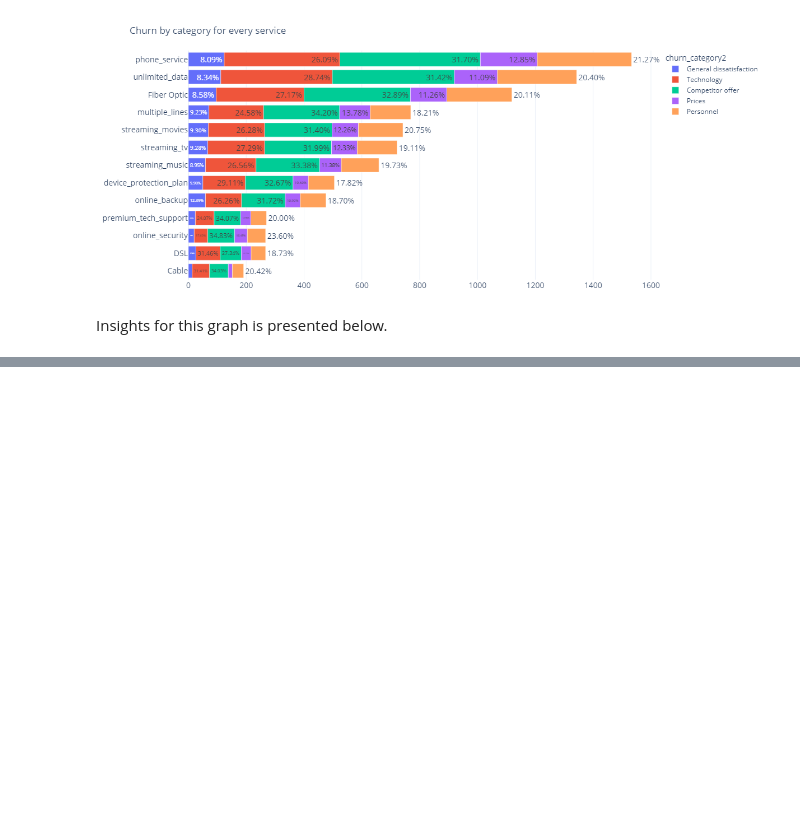
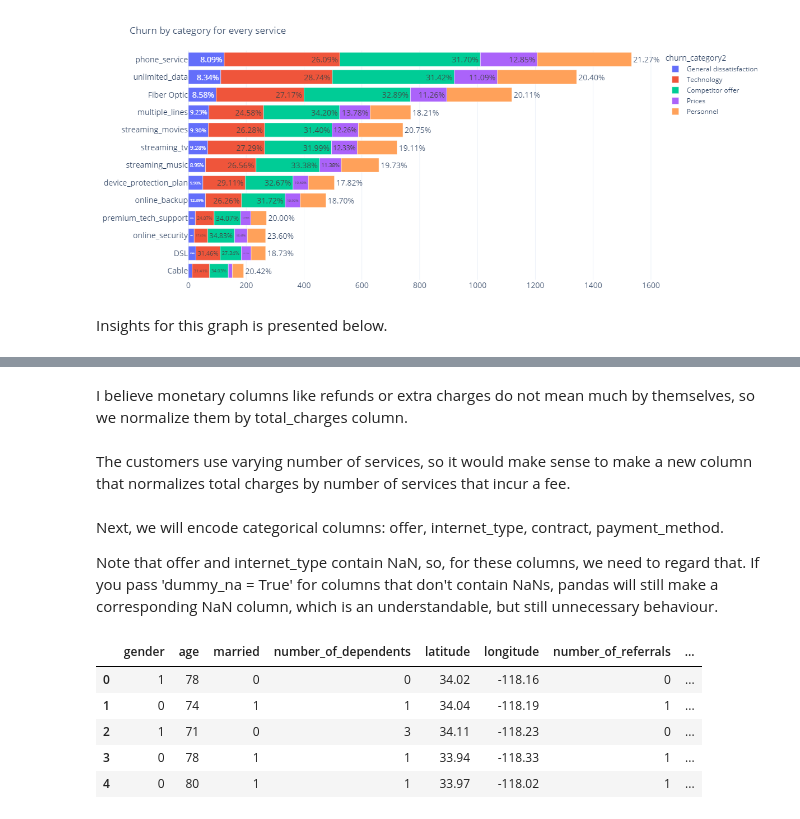
Before and after one commit to stsibikov/Telco_customer_churn, a Jupyter notebook: EDA/EDA.ipynb, the cells around one changed output, grey strips where cells are left out. Drawn from its saved outputs; the diff is of its cells as text; code cells hidden in the pictures; blank space fills up the shorter version.

```diff
--- a/EDA/EDA.ipynb
+++ b/EDA/EDA.ipynb
@@ -471,0 +480,2 @@ revenue / charges, specific charge / all charges, number of services / all charg
+# %%
+df = df.drop('internet_service', axis=1)
@@ -471,0 +486,2 @@ revenue / charges, specific charge / all charges, number of services / all charg
+# %%
+df = df.drop(['avg_monthly_long_distance_charges', 'monthly_charge'], axis=1)
@@ -471,0 +490,4 @@ revenue / charges, specific charge / all charges, number of services / all charg
+# %%
+df = df.drop('total_revenue', axis=1)
+# %% [markdown]
+I believe monetary columns like refunds or extra charges do not mean much by themselves, so we normalize them by total_charges column.
@@ -471,0 +499,2 @@ revenue / charges, specific charge / all charges, number of services / all charg
+# %% [markdown]
+The customers use varying number of services, so it would make sense to make a new column that normalizes total charges by number of services that incur a fee.
@@ -471,0 +511,15 @@ revenue / charges, specific charge / all charges, number of services / all charg
+# %% [markdown]
+Next, we will encode categorical columns: offer, internet_type, contract, payment_method.
+
+Note that offer and internet_type contain NaN, so, for these columns, we need to regard that. If you pass 'dummy_na = True' for columns that don't contain NaNs, pandas will still make a corresponding NaN column, which is an understandable, but still unnecessary behaviour.
+# %%
+df = pd.get_dummies(df, columns=['contract', 'payment_method'], drop_first=True, dtype='int')
+df = pd.get_dummies(df, columns=['offer', 'internet_type'], dummy_na = True, drop_first=True, dtype='int')
+df.head()
+# %% [output]
+|  | gender | age | married | number_of_dependents | latitude | longitude | number_of_referrals | ... |
+| 0 | 1 | 78 | 0 | 0 | 34.02 | -118.16 | 0 | ... |
+| 1 | 0 | 74 | 1 | 1 | 34.04 | -118.19 | 1 | ... |
+| 2 | 1 | 71 | 0 | 3 | 34.11 | -118.23 | 0 | ... |
+| 3 | 0 | 78 | 1 | 1 | 33.94 | -118.33 | 1 | ... |
+| 4 | 0 | 80 | 1 | 1 | 33.97 | -118.02 | 1 | ... |
```
Also changed, not shown: parts of 37 cells of this notebook, 2 other files.
